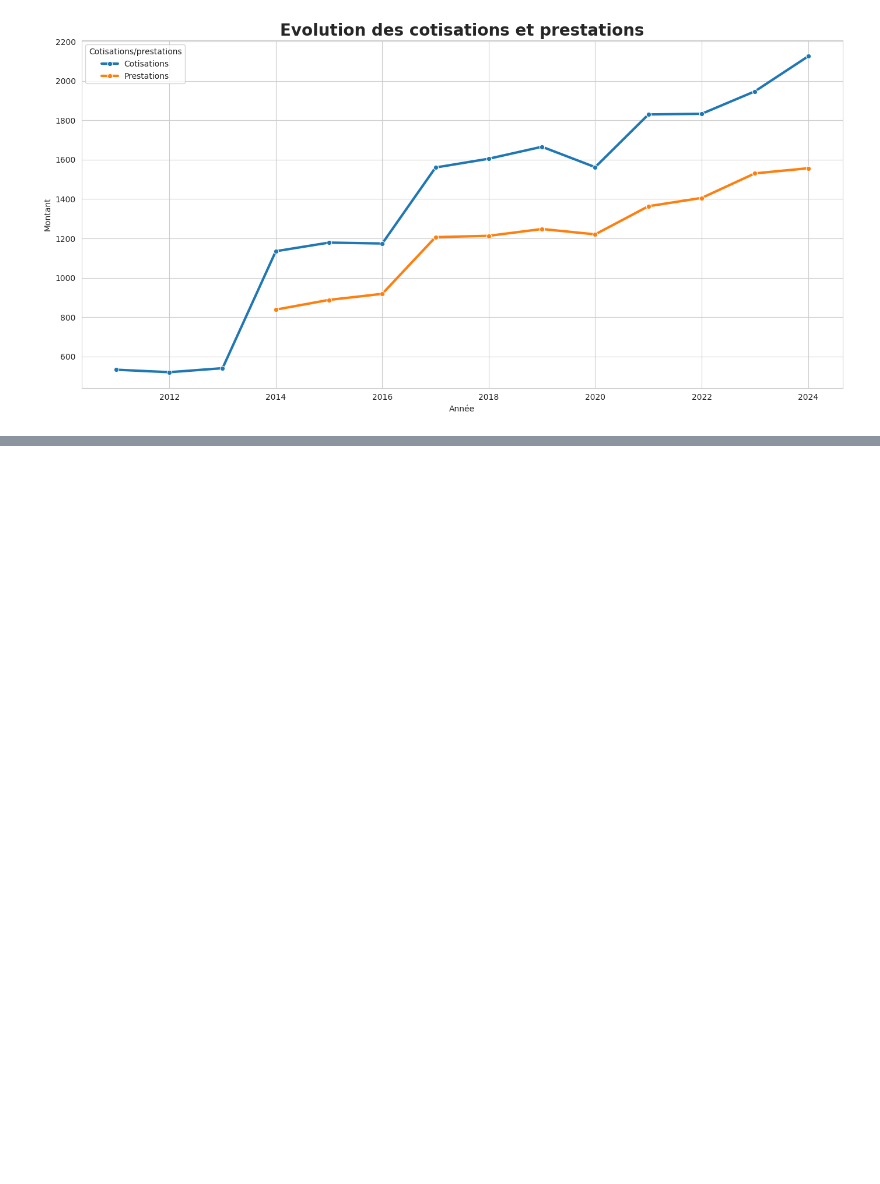
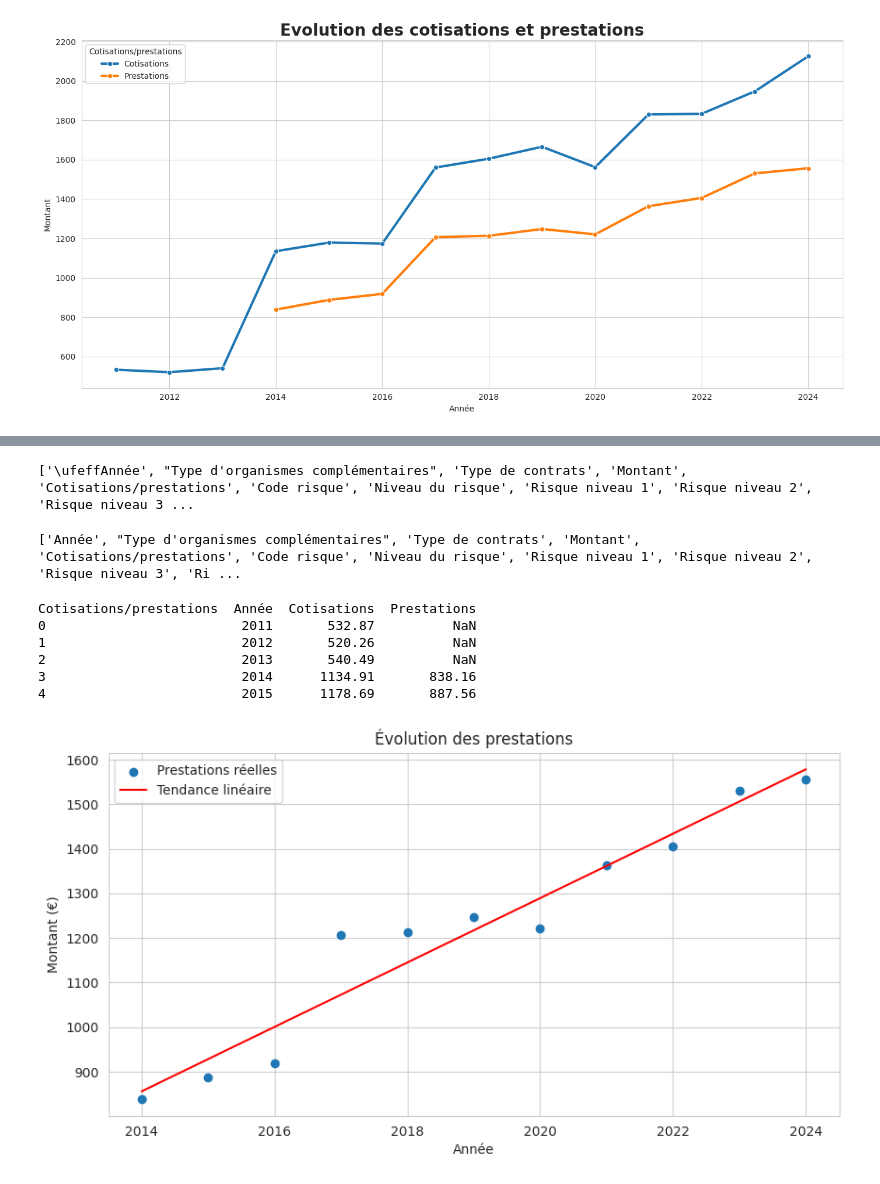
Before and after one commit to GunesCansu/Projet-Assurance, a Jupyter notebook: notebook/exploration.ipynb, the cells around one changed output, grey strips where cells are left out. Saved outputs shown, nothing was run; the diff lists cells and outputs as text; code cells hidden in the pictures; blank space fills up the shorter version.

```diff
--- a/notebook/exploration.ipynb
+++ b/notebook/exploration.ipynb
@@ -248,0 +275,75 @@ plt.show()
+# %%
+print(df.columns.tolist())
+# %% [output]
+['\ufeffAnnée', "Type d'organismes complémentaires", 'Type de contrats', 'Montant', 'Cotisations/prestations', 'Code risque', 'Niveau du risque', 'Risque niveau 1', 'Risque niveau 2', 'Risque niveau 3 ...
+# %%
+df.columns = df.columns.str.replace('\ufeff', '', regex=False)
+df.columns = df.columns.str.strip()
+# %%
+print(df.columns.tolist())
+# %% [output]
+['Année', "Type d'organismes complémentaires", 'Type de contrats', 'Montant', 'Cotisations/prestations', 'Code risque', 'Niveau du risque', 'Risque niveau 1', 'Risque niveau 2', 'Risque niveau 3', 'Ri ...
+# %%
+evolution = (
+    df.groupby(["Année", "Cotisations/prestations"])["Montant"]
+      .sum()
+      .reset_index()
+)
+
+pivot = evolution.pivot(
+    index="Année",
+    columns="Cotisations/prestations",
+    values="Montant"
+).reset_index()
+
+print(pivot.head())
+# %% [output]
+Cotisations/prestations  Année  Cotisations  Prestations
+0                         2011       532.87          NaN
+1                         2012       520.26          NaN
+2                         2013       540.49          NaN
+3                         2014      1134.91       838.16
+4                         2015      1178.69       887.56
+# %%
+# Suppression NaN
+
+pivot_clean = pivot.dropna(subset=["Prestations"])
+
+
+from sklearn.linear_model import LinearRegression
+
+X = pivot_clean["Année"].values.reshape(-1, 1)
+y = pivot_clean["Prestations"].values
+
+model = LinearRegression()
+model.fit(X, y)
+
+y_pred = model.predict(X)
+# %%
+# Affichage du graphique
+
+import matplotlib.pyplot as plt
+
+plt.figure(figsize=(10, 5))
+
+plt.scatter(
+    pivot_clean["Année"],
+    pivot_clean["Prestations"],
+    label="Prestations réelles"
+)
+
+plt.plot(
+    pivot_clean["Année"],
+    y_pred,
+    color="red",
+    label="Tendance linéaire"
+)
+
+plt.xlabel("Année")
+plt.ylabel("Montant (€)")
+plt.title("Évolution des prestations")
+plt.legend()
+
+plt.show()
+# %% [output]
+[figure, added]
```
Also changed, not shown: parts of 17 cells of this notebook.
